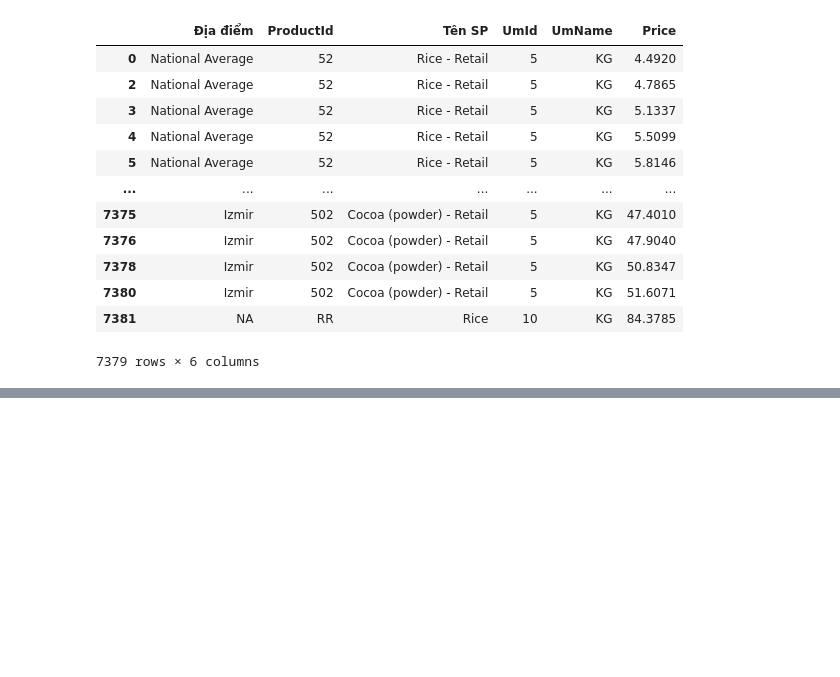
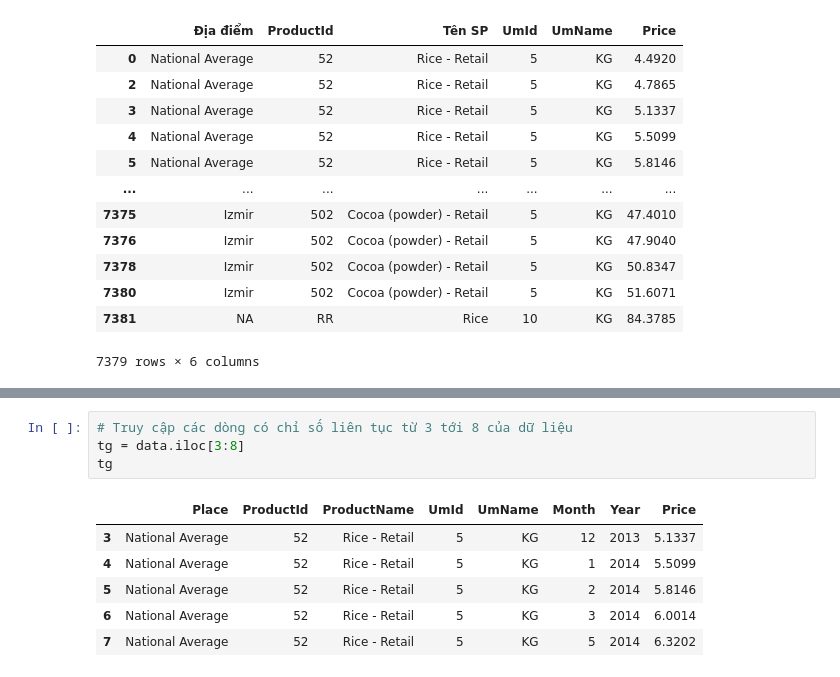
Before and after one commit to Trang27cl/testgit, a Jupyter notebook: FoodPrice_in_Turkey.ipynb, the cells around one changed output, grey strips where cells are left out. Drawn from its saved outputs; the diff is of its cells as text; blank space fills up the shorter version.

```diff
--- a/FoodPrice_in_Turkey.ipynb
+++ b/FoodPrice_in_Turkey.ipynb
@@ -241,0 +256,11 @@ data
+# %%
+# Truy cập các dòng có chỉ số liên tục từ 3 tới 8 của dữ liệu
+tg = data.iloc[3:8]
+tg
+# %% [output]
+|  | Place | ProductId | ProductName | UmId | UmName | Month | Year | Price |
+| 3 | National Average | 52 | Rice - Retail | 5 | KG | 12 | 2013 | 5.1337 |
+| 4 | National Average | 52 | Rice - Retail | 5 | KG | 1 | 2014 | 5.5099 |
+| 5 | National Average | 52 | Rice - Retail | 5 | KG | 2 | 2014 | 5.8146 |
+| 6 | National Average | 52 | Rice - Retail | 5 | KG | 3 | 2014 | 6.0014 |
+| 7 | National Average | 52 | Rice - Retail | 5 | KG | 5 | 2014 | 6.3202 |
```
Also changed, not shown: parts of 14 cells of this notebook.
